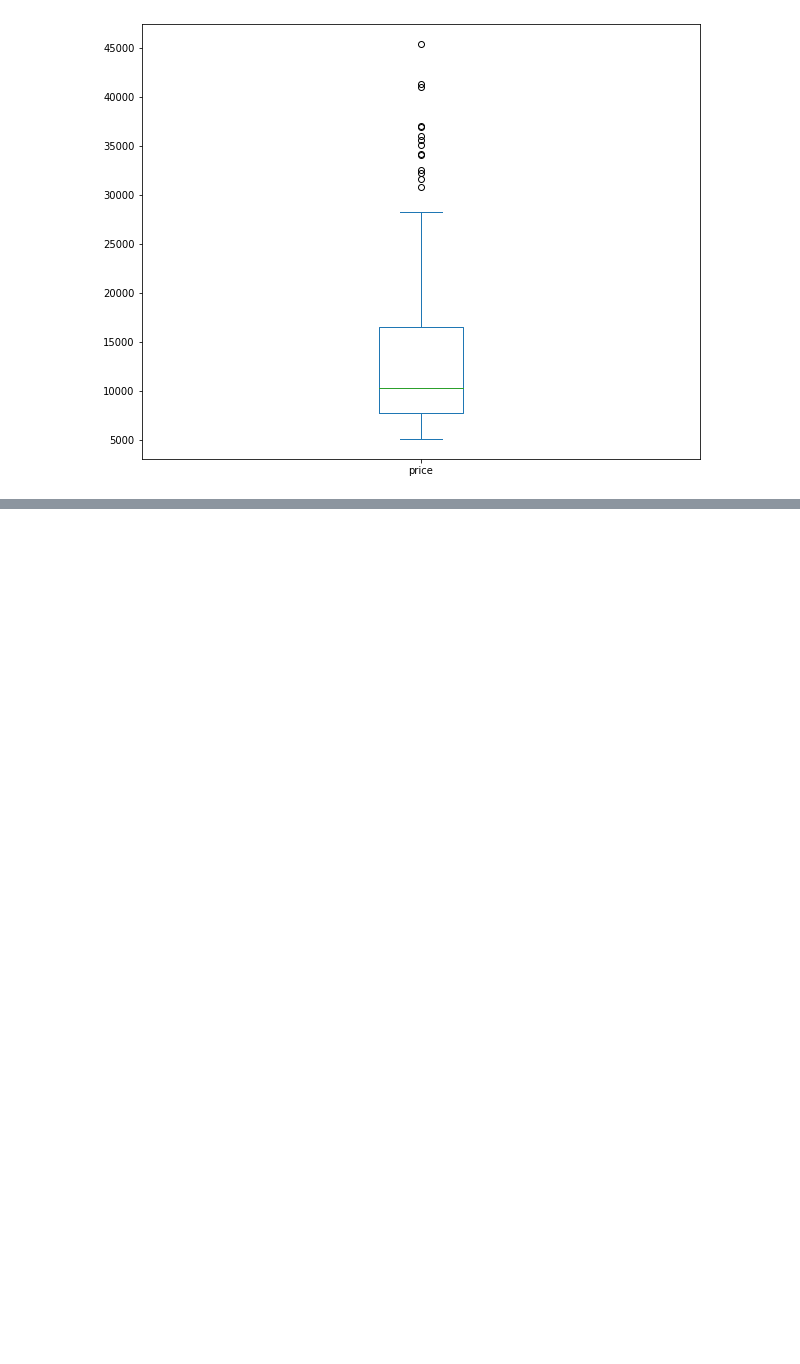
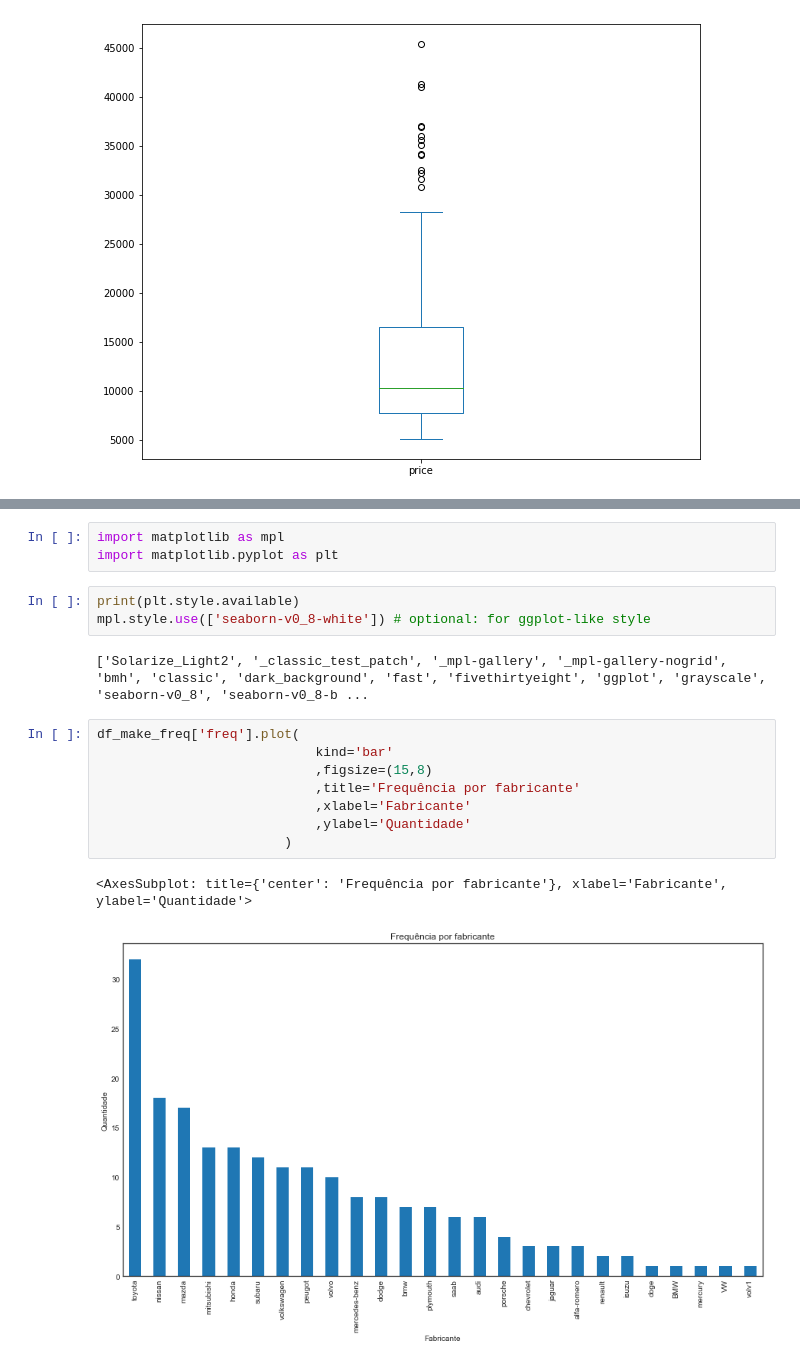
Before and after one commit to EduPekUfpr/PPGOLD7037, a Jupyter notebook: 02-DS_PPGOLD_AnaliseDescritiva/DS_PPGOLD_Aula02_AnaliseDescritiva.ipynb, the cells around one changed output, grey strips where cells are left out. Cells and saved outputs as stored; diff of their text form; blank space fills up the shorter version.

```diff
--- a/02-DS_PPGOLD_AnaliseDescritiva/DS_PPGOLD_Aula02_AnaliseDescritiva.ipynb
+++ b/02-DS_PPGOLD_AnaliseDescritiva/DS_PPGOLD_Aula02_AnaliseDescritiva.ipynb
@@ -237,0 +276,19 @@ df['price'].plot(kind='box',figsize=(10,8))
+# %%
+import matplotlib as mpl
+import matplotlib.pyplot as plt
+# %%
+print(plt.style.available)
+mpl.style.use(['seaborn-v0_8-white']) # optional: for ggplot-like style
+# %% [output]
+['Solarize_Light2', '_classic_test_patch', '_mpl-gallery', '_mpl-gallery-nogrid', 'bmh', 'classic', 'dark_background', 'fast', 'fivethirtyeight', 'ggplot', 'grayscale', 'seaborn-v0_8', 'seaborn-v0_8-b ...
+# %%
+df_make_freq['freq'].plot(
+                            kind='bar'
+                            ,figsize=(15,8)
+                            ,title='Frequência por fabricante'
+                            ,xlabel='Fabricante'
+                            ,ylabel='Quantidade'
+                        )
+# %% [output]
+<AxesSubplot: title={'center': 'Frequência por fabricante'}, xlabel='Fabricante', ylabel='Quantidade'>
+[figure, added]
```
Also changed, not shown: parts of 27 cells of this notebook, 2 other files.
